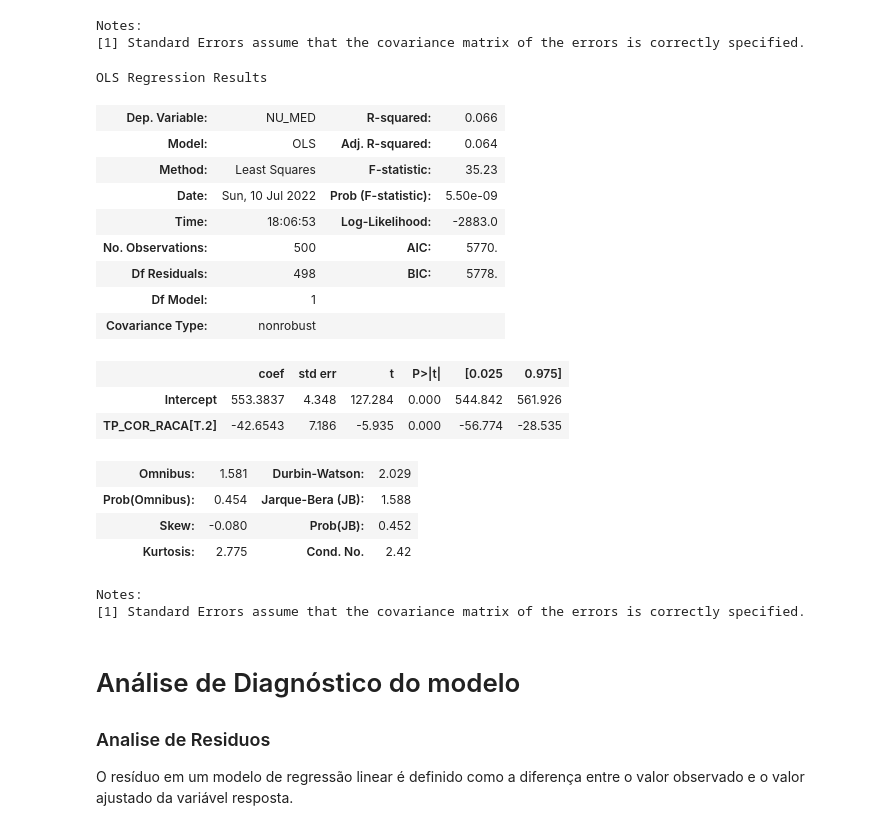
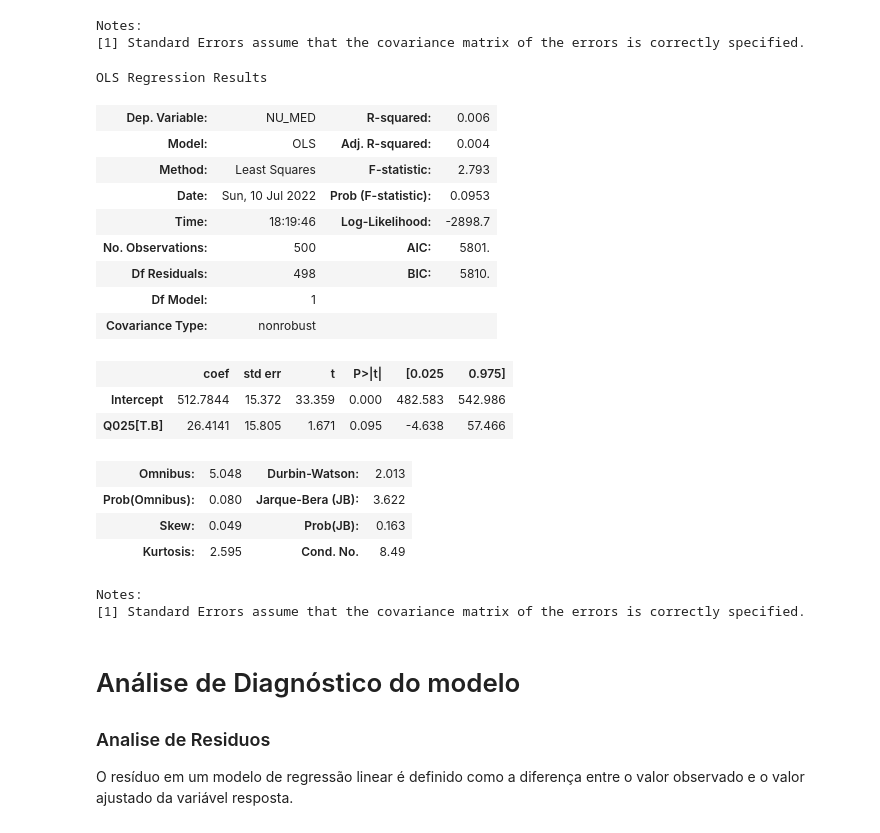
Before and after one commit to onemarcos/Tera-Jupyter-Notebook, a Jupyter notebook: Workshop Modelagem de Dados/Workshop de Modelagem.ipynb, the cells around one changed output. Saved outputs shown, nothing was run; the diff lists cells and outputs as text; code cells hidden in the pictures.

```diff
--- a/Workshop Modelagem de Dados/Workshop de Modelagem.ipynb
+++ b/Workshop Modelagem de Dados/Workshop de Modelagem.ipynb
@@ -264,27 +276,27 @@ Notes:
 [1] Standard Errors assume that the covariance matrix of the errors is correctly specified.
 # %%
 # Ajuste do Modelo3
-modelo3 = smf.ols(formula = 'NU_MED ~ TP_COR_RACA', data = enem)
+modelo3 = smf.ols(formula = 'NU_MED ~ Q025', data = enem)
 modelo3_fit = modelo3.fit()
 modelo3_fit.summary()
 # %% [output]
 OLS Regression Results
-| Dep. Variable: | NU_MED | R-squared: | 0.066 |
-| Model: | OLS | Adj. R-squared: | 0.064 |
-| Method: | Least Squares | F-statistic: | 35.23 |
-| Date: | Sun, 10 Jul 2022 | Prob (F-statistic): | 5.50e-09 |
-| Time: | 18:06:53 | Log-Likelihood: | -2883.0 |
-| No. Observations: | 500 | AIC: | 5770. |
-| Df Residuals: | 498 | BIC: | 5778. |
+| Dep. Variable: | NU_MED | R-squared: | 0.006 |
+| Model: | OLS | Adj. R-squared: | 0.004 |
+| Method: | Least Squares | F-statistic: | 2.793 |
+| Date: | Sun, 10 Jul 2022 | Prob (F-statistic): | 0.0953 |
+| Time: | 18:19:46 | Log-Likelihood: | -2898.7 |
+| No. Observations: | 500 | AIC: | 5801. |
+| Df Residuals: | 498 | BIC: | 5810. |
 | Df Model: | 1 |  |  |
 | Covariance Type: | nonrobust |  |  |
 |  | coef | std err | t | P>|t| | [0.025 | 0.975] |
-| Intercept | 553.3837 | 4.348 | 127.284 | 0.000 | 544.842 | 561.926 |
-| TP_COR_RACA[T.2] | -42.6543 | 7.186 | -5.935 | 0.000 | -56.774 | -28.535 |
+| Intercept | 512.7844 | 15.372 | 33.359 | 0.000 | 482.583 | 542.986 |
+| Q025[T.B] | 26.4141 | 15.805 | 1.671 | 0.095 | -4.638 | 57.466 |
-| Omnibus: | 1.581 | Durbin-Watson: | 2.029 |
-| Prob(Omnibus): | 0.454 | Jarque-Bera (JB): | 1.588 |
-| Skew: | -0.080 | Prob(JB): | 0.452 |
-| Kurtosis: | 2.775 | Cond. No. | 2.42 |
+| Omnibus: | 5.048 | Durbin-Watson: | 2.013 |
+| Prob(Omnibus): | 0.080 | Jarque-Bera (JB): | 3.622 |
+| Skew: | 0.049 | Prob(JB): | 0.163 |
+| Kurtosis: | 2.595 | Cond. No. | 8.49 |
 Notes:
 [1] Standard Errors assume that the covariance matrix of the errors is correctly specified.
 # %% [markdown]
```
Also changed, not shown: parts of 2 cells of this notebook.
